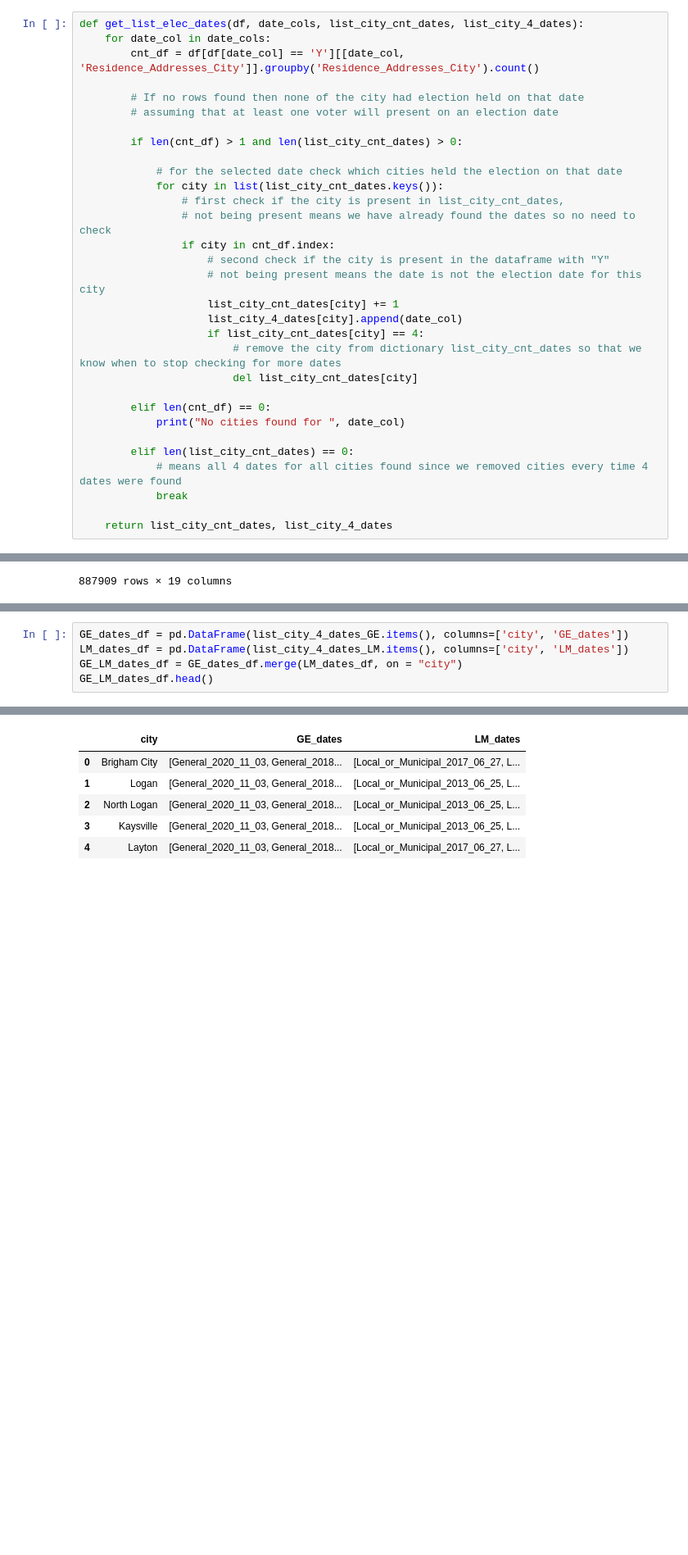
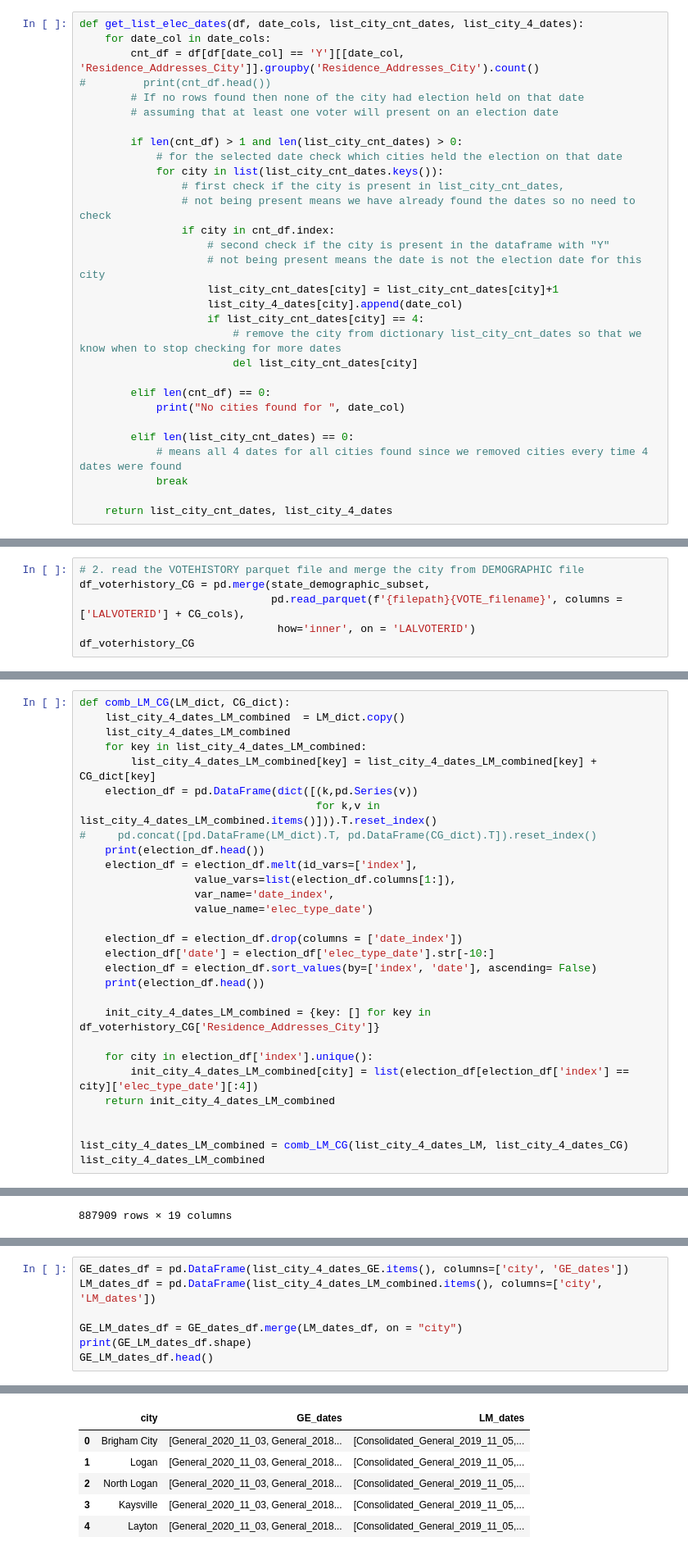
Before and after one commit to jnshzk/capstone, a Jupyter notebook: Find_recent_election_dates.ipynb, the cells around one changed output, grey strips where cells are left out. Shown at 82% size. Drawn from its saved outputs; the diff is of its cells as text; blank space fills up the shorter version.

Commit message:
include Consolidated_Generak

```diff
--- a/Find_recent_election_dates.ipynb
+++ b/Find_recent_election_dates.ipynb
@@ -395,12 +399,11 @@ Total number of Local or Municipal election dates 115
 def get_list_elec_dates(df, date_cols, list_city_cnt_dates, list_city_4_dates):
     for date_col in date_cols:
         cnt_df = df[df[date_col] == 'Y'][[date_col, 'Residence_Addresses_City']].groupby('Residence_Addresses_City').count()
-
+#         print(cnt_df.head())
         # If no rows found then none of the city had election held on that date
         # assuming that at least one voter will present on an election date
 
         if len(cnt_df) > 1 and len(list_city_cnt_dates) > 0:
-
             # for the selected date check which cities held the election on that date
             for city in list(list_city_cnt_dates.keys()):
                 # first check if the city is present in list_city_cnt_dates,
@@ -408,7 +411,7 @@ def get_list_elec_dates(df, date_cols, list_city_cnt_dates, list_city_4_dates):
                 if city in cnt_df.index:
                     # second check if the city is present in the dataframe with "Y"
                     # not being present means the date is not the election date for this city
-                    list_city_cnt_dates[city] += 1
+                    list_city_cnt_dates[city] = list_city_cnt_dates[city]+1
                     list_city_4_dates[city].append(date_col)
                     if list_city_cnt_dates[city] == 4:
                         # remove the city from dictionary list_city_cnt_dates so that we know when to stop checking for more dates
@@ -467,0 +473,6 @@ gc.collect()
+# %%
+# 2. read the VOTEHISTORY parquet file and merge the city from DEMOGRAPHIC file
+df_voterhistory_CG = pd.merge(state_demographic_subset,
+                              pd.read_parquet(f'{filepath}{VOTE_filename}', columns =['LALVOTERID'] + CG_cols),
+                               how='inner', on = 'LALVOTERID')
+df_voterhistory_CG
@@ -467,0 +549,29 @@ gc.collect()
+# %%
+def comb_LM_CG(LM_dict, CG_dict):
+    list_city_4_dates_LM_combined  = LM_dict.copy()
+    list_city_4_dates_LM_combined
+    for key in list_city_4_dates_LM_combined:
+        list_city_4_dates_LM_combined[key] = list_city_4_dates_LM_combined[key] + CG_dict[key]
+    election_df = pd.DataFrame(dict([(k,pd.Series(v))
+                                     for k,v in list_city_4_dates_LM_combined.items()])).T.reset_index()
+#     pd.concat([pd.DataFrame(LM_dict).T, pd.DataFrame(CG_dict).T]).reset_index()
+    print(election_df.head())
+    election_df = election_df.melt(id_vars=['index'],
+                  value_vars=list(election_df.columns[1:]),
+                  var_name='date_index',
+                  value_name='elec_type_date')
+
+    election_df = election_df.drop(columns = ['date_index'])
+    election_df['date'] = election_df['elec_type_date'].str[-10:]
+    election_df = election_df.sort_values(by=['index', 'date'], ascending= False)
+    print(election_df.head())
+
+    init_city_4_dates_LM_combined = {key: [] for key in df_voterhistory_CG['Residence_Addresses_City']}
+
+    for city in election_df['index'].unique():
+        init_city_4_dates_LM_combined[city] = list(election_df[election_df['index'] == city]['elec_type_date'][:4])
+    return init_city_4_dates_LM_combined
+
+
+list_city_4_dates_LM_combined = comb_LM_CG(list_city_4_dates_LM, list_city_4_dates_CG)
+list_city_4_dates_LM_combined
@@ -542,7 +693,9 @@ All local and municipal election dates found!
   'General_2014_11_04']}
 # %%
 GE_dates_df = pd.DataFrame(list_city_4_dates_GE.items(), columns=['city', 'GE_dates'])
-LM_dates_df = pd.DataFrame(list_city_4_dates_LM.items(), columns=['city', 'LM_dates'])
+LM_dates_df = pd.DataFrame(list_city_4_dates_LM_combined.items(), columns=['city', 'LM_dates'])
+
 GE_LM_dates_df = GE_dates_df.merge(LM_dates_df, on = "city")
+print(GE_LM_dates_df.shape)
 GE_LM_dates_df.head()
 # %% [output]
@@ -549,7 +703,7 @@ GE_LM_dates_df.head()
 |  | city | GE_dates | LM_dates |
-| 0 | Brigham City | [General_2020_11_03, General_2018... | [Local_or_Municipal_2017_06_27, L... |
-| 1 | Logan | [General_2020_11_03, General_2018... | [Local_or_Municipal_2013_06_25, L... |
-| 2 | North Logan | [General_2020_11_03, General_2018... | [Local_or_Municipal_2013_06_25, L... |
-| 3 | Kaysville | [General_2020_11_03, General_2018... | [Local_or_Municipal_2013_06_25, L... |
-| 4 | Layton | [General_2020_11_03, General_2018... | [Local_or_Municipal_2017_06_27, L... |
+| 0 | Brigham City | [General_2020_11_03, General_2018... | [Consolidated_General_2019_11_05,... |
+| 1 | Logan | [General_2020_11_03, General_2018... | [Consolidated_General_2019_11_05,... |
+| 2 | North Logan | [General_2020_11_03, General_2018... | [Consolidated_General_2019_11_05,... |
+| 3 | Kaysville | [General_2020_11_03, General_2018... | [Consolidated_General_2019_11_05,... |
+| 4 | Layton | [General_2020_11_03, General_2018... | [Consolidated_General_2019_11_05,... |
 # %%
```
Also changed, not shown: parts of 20 cells of this notebook.
